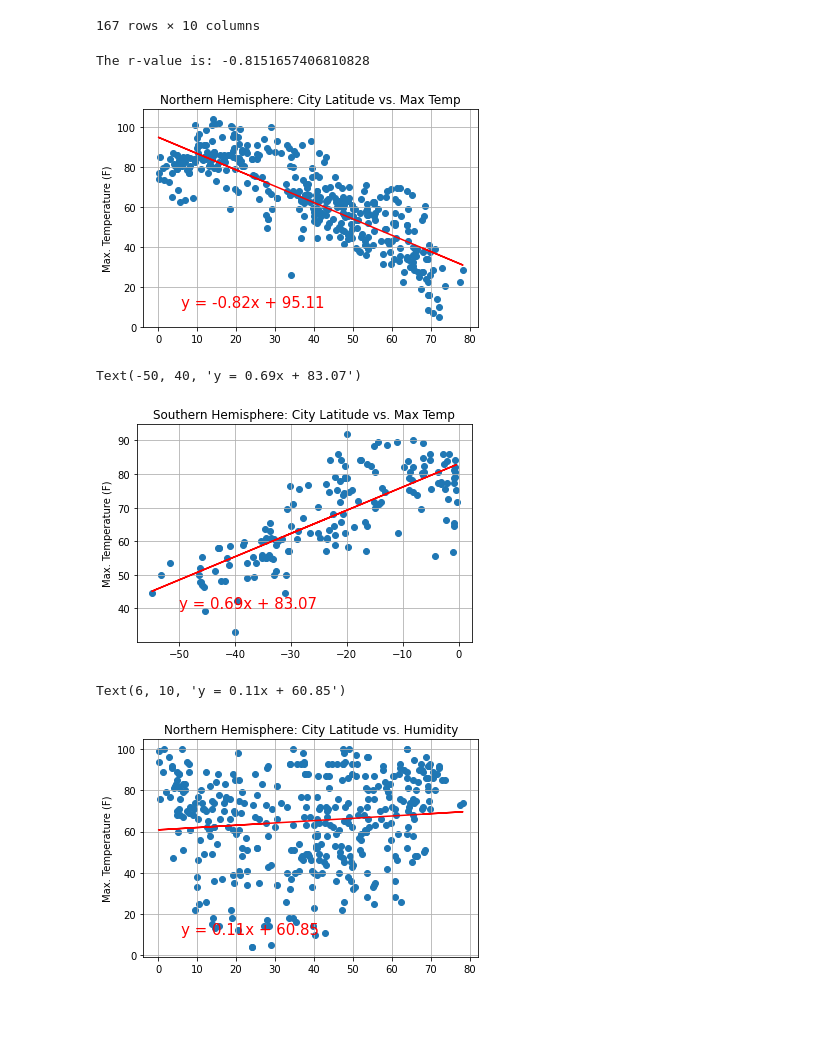
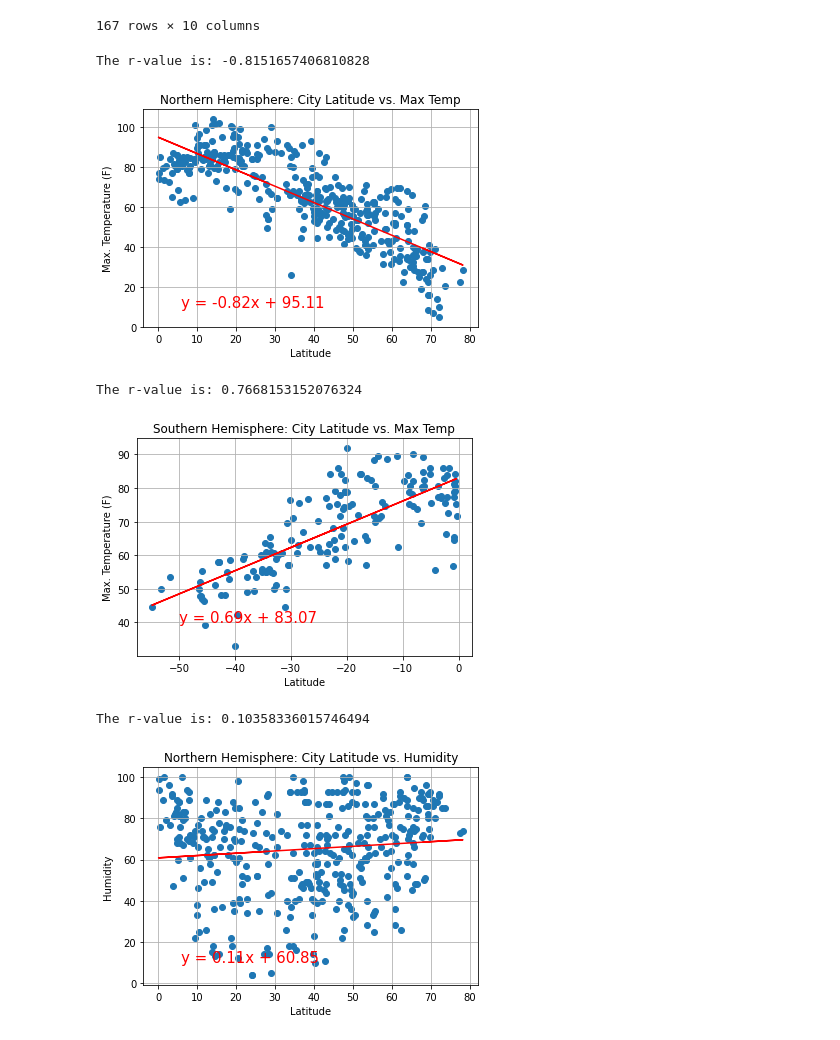
Before and after one commit to alekyaagadiraju/APIs-challenge, a Jupyter notebook: WeatherPy/Weather.ipynb, the cells around one changed output. Saved outputs shown, nothing was run; the diff lists cells and outputs as text; code cells hidden in the pictures; blank space fills up the shorter version.

```diff
--- a/WeatherPy/Weather.ipynb
+++ b/WeatherPy/Weather.ipynb
@@ -249,29 +278,31 @@ southern_df
 # %%
 # North: Max Temp vs. Latitude Linear Regression
 
 plt.title("Northern Hemisphere: City Latitude vs. Max Temp")
 plt.ylabel("Max. Temperature (F)")
+plt.xlabel("Latitude")
 plt.grid(True)
 
 x_values = northern_df["Lat"]
 y_values = northern_df["Max Temp"]
 
 (slope, intercept, rvalue, pvalue, stderr) = linregress(x_values, y_values)
 regress_values = x_values * slope + intercept
 line_eq = "y = " + str(round(slope,2)) + "x + " + str(round(intercept,2))
 plt.scatter(x_values,y_values)
 plt.plot(x_values,regress_values,"r-")
 plt.annotate(line_eq,(6,10),fontsize=15,color="red")
 
 print(f"The r-value is: {rvalue}")
 # %% [output]
 The r-value is: -0.8151657406810828
-[figure, old version]
+[figure, new version]
 # %%
 # South: Max Temp vs. Latitude Linear Regression
 
 plt.title("Southern Hemisphere: City Latitude vs. Max Temp")
 plt.ylabel("Max. Temperature (F)")
+plt.xlabel("Latitude")
 plt.grid(True)
 
 x_values = southern_df["Lat"]
@@ -286,13 +317,14 @@ plt.annotate(line_eq,(-50,40),fontsize=15,color="red")
 
 print(f"The r-value is: {rvalue}")
 # %% [output]
-Text(-50, 40, 'y = 0.69x + 83.07')
+The r-value is: 0.7668153152076324
-[figure, old version]
+[figure, new version]
 # %%
 # North: Humidity vs. Latitude Linear Regression
 
 plt.title("Northern Hemisphere: City Latitude vs. Humidity")
 plt.ylabel("Humidity")
+plt.xlabel("Latitude")
 plt.grid(True)
 
 x_values = northern_df["Lat"]
@@ -307,8 +339,8 @@ plt.annotate(line_eq,(6,10),fontsize=15,color="red")
 
 print(f"The r-value is: {rvalue}")
 # %% [output]
-Text(6, 10, 'y = 0.11x + 60.85')
+The r-value is: 0.10358336015746494
-[figure, old version]
+[figure, new version]
 # %%
 # South: Humidity vs. Latitude Linear Regression
 
```
Also changed, not shown: parts of 12 cells of this notebook.
